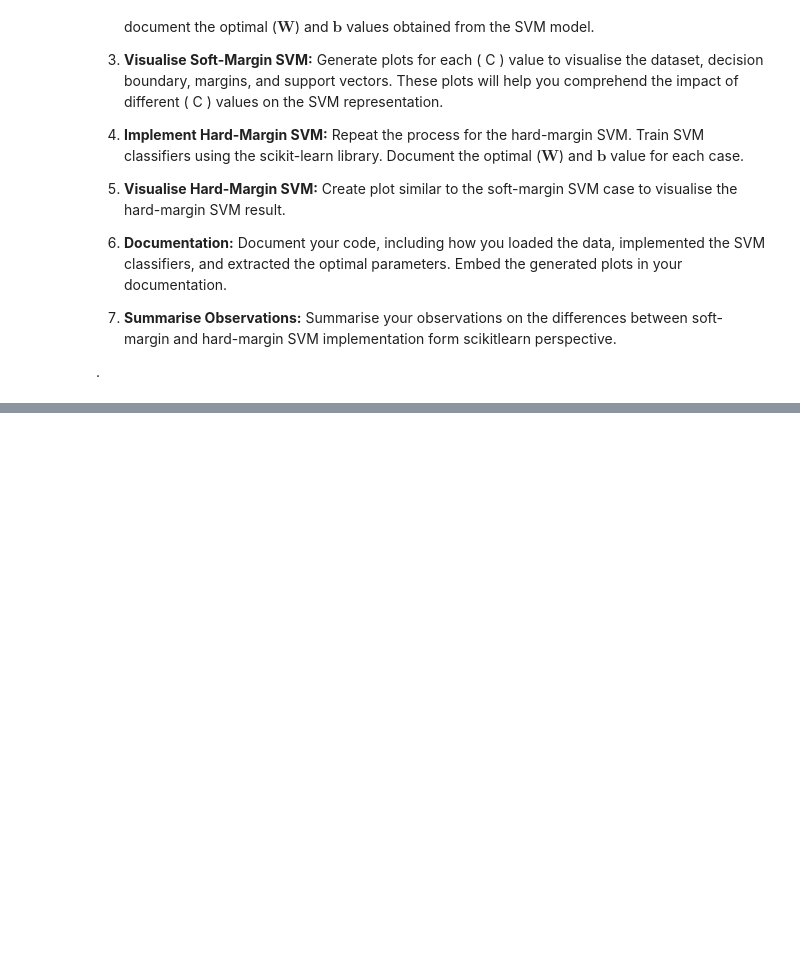
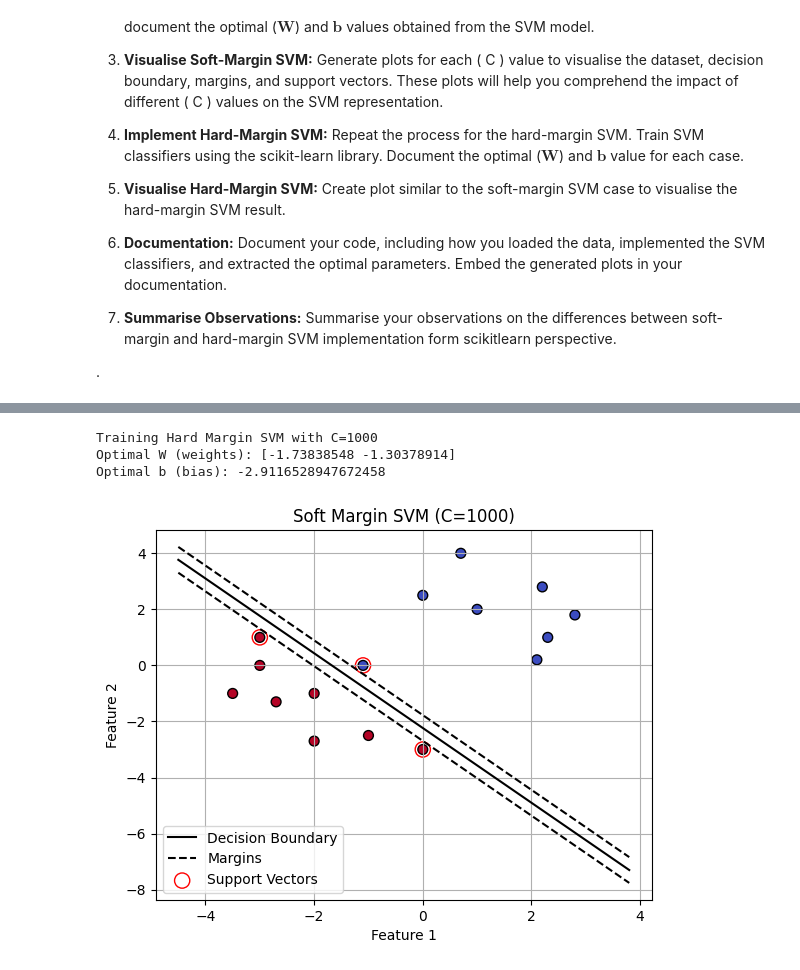
Before and after one commit to FajarKKP/Coding, a Jupyter notebook: 06_ML_SVM.ipynb, the cells around one changed output, grey strips where cells are left out. Saved outputs shown, nothing was run; the diff lists cells and outputs as text; code cells hidden in the pictures; blank space fills up the shorter version.

```diff
--- a/06_ML_SVM.ipynb
+++ b/06_ML_SVM.ipynb
@@ -543,0 +639,25 @@ In this task, you will implement both the soft-margin and hard-margin Support Ve
+# %%
+# Task 3 (hard margin)
+# Because we are using hard margin, the the value of C must be big. Take C = 1000
+
+C_value = 1000
+
+print(f"\nTraining Hard Margin SVM with C={C_value}")
+svm_model = SVC(kernel='linear', C=C_value)
+svm_model.fit(X, y)
+
+# Extract optimal weights (W) and bias (b)
+W = svm_model.coef_[0]
+b = svm_model.intercept_[0]
+
+# Print results
+print(f"Optimal W (weights): {W}")
+print(f"Optimal b (bias): {b}")
+
+# Plot decision boundary
+plot_decision_boundary(X, y, svm_model, C_value)
+# %% [output]
+Training Hard Margin SVM with C=1000
+Optimal W (weights): [-1.73838548 -1.30378914]
+Optimal b (bias): -2.9116528947672458
+[figure, added]
```
Also changed, not shown: parts of 4 cells of this notebook.
